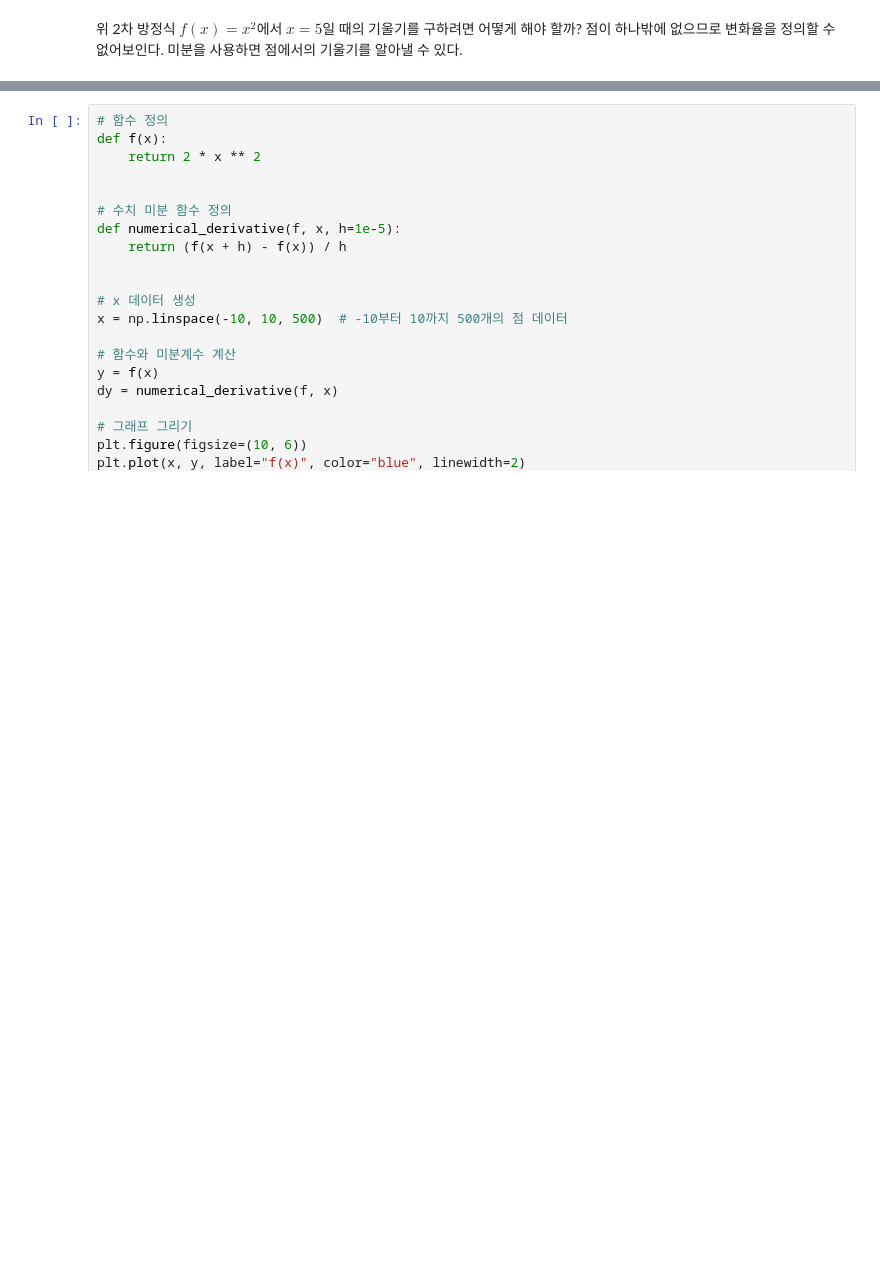
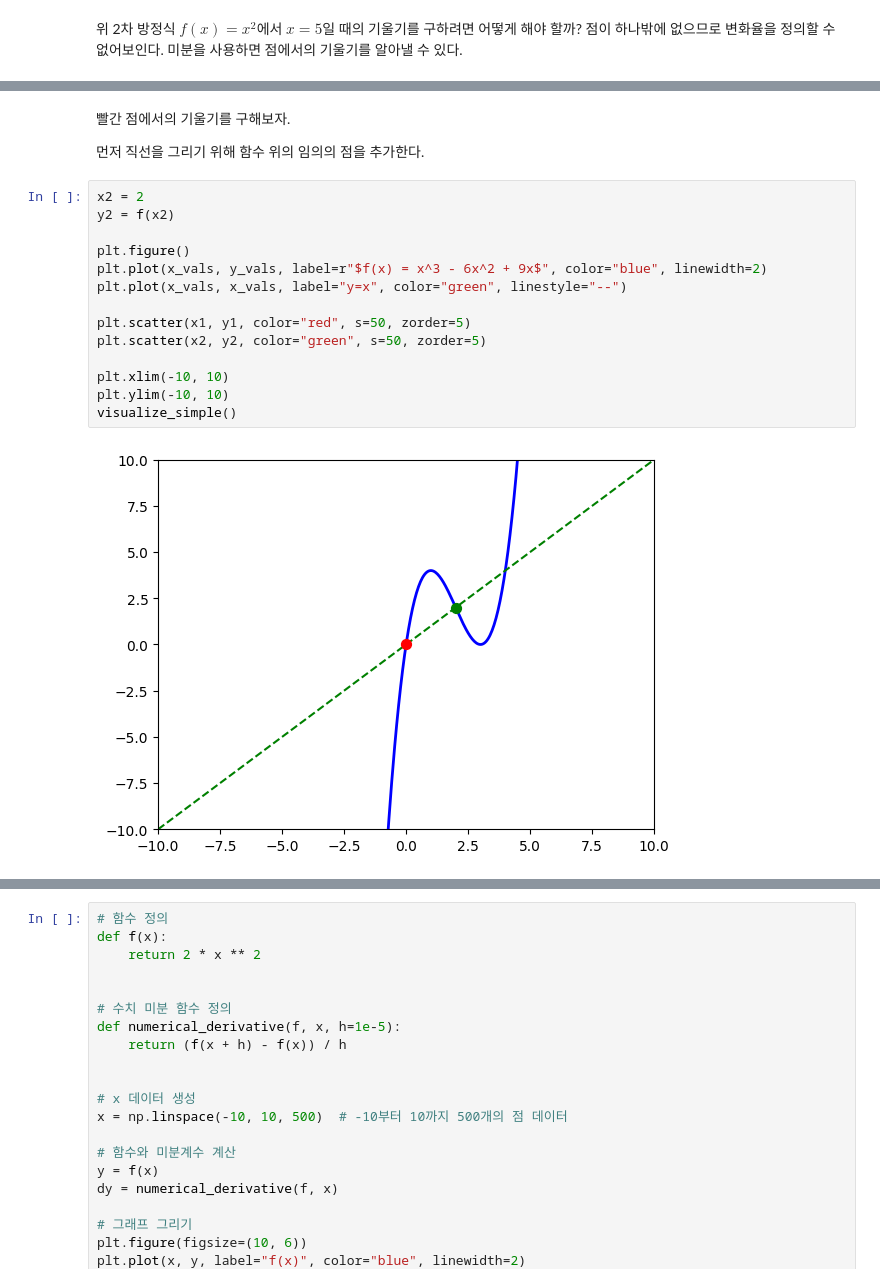
Before and after one commit to songkg7/notebook-playground, a Jupyter notebook: graph/differentiation.ipynb, the cells around one changed output, grey strips where cells are left out. Drawn from its saved outputs; the diff is of its cells as text; blank space fills up the shorter version.

```diff
--- a/graph/differentiation.ipynb
+++ b/graph/differentiation.ipynb
@@ -118,0 +181,20 @@ visualize_simple()
+# %% [markdown]
+빨간 점에서의 기울기를 구해보자.
+
+먼저 직선을 그리기 위해 함수 위의 임의의 점을 추가한다.
+# %%
+x2 = 2
+y2 = f(x2)
+
+plt.figure()
+plt.plot(x_vals, y_vals, label=r"$f(x) = x^3 - 6x^2 + 9x$", color="blue", linewidth=2)
+plt.plot(x_vals, x_vals, label="y=x", color="green", linestyle="--")
+
+plt.scatter(x1, y1, color="red", s=50, zorder=5)
+plt.scatter(x2, y2, color="green", s=50, zorder=5)
+
+plt.xlim(-10, 10)
+plt.ylim(-10, 10)
+visualize_simple()
+# %% [output]
+[figure, added]
```
Also changed, not shown: parts of 7 cells of this notebook.
